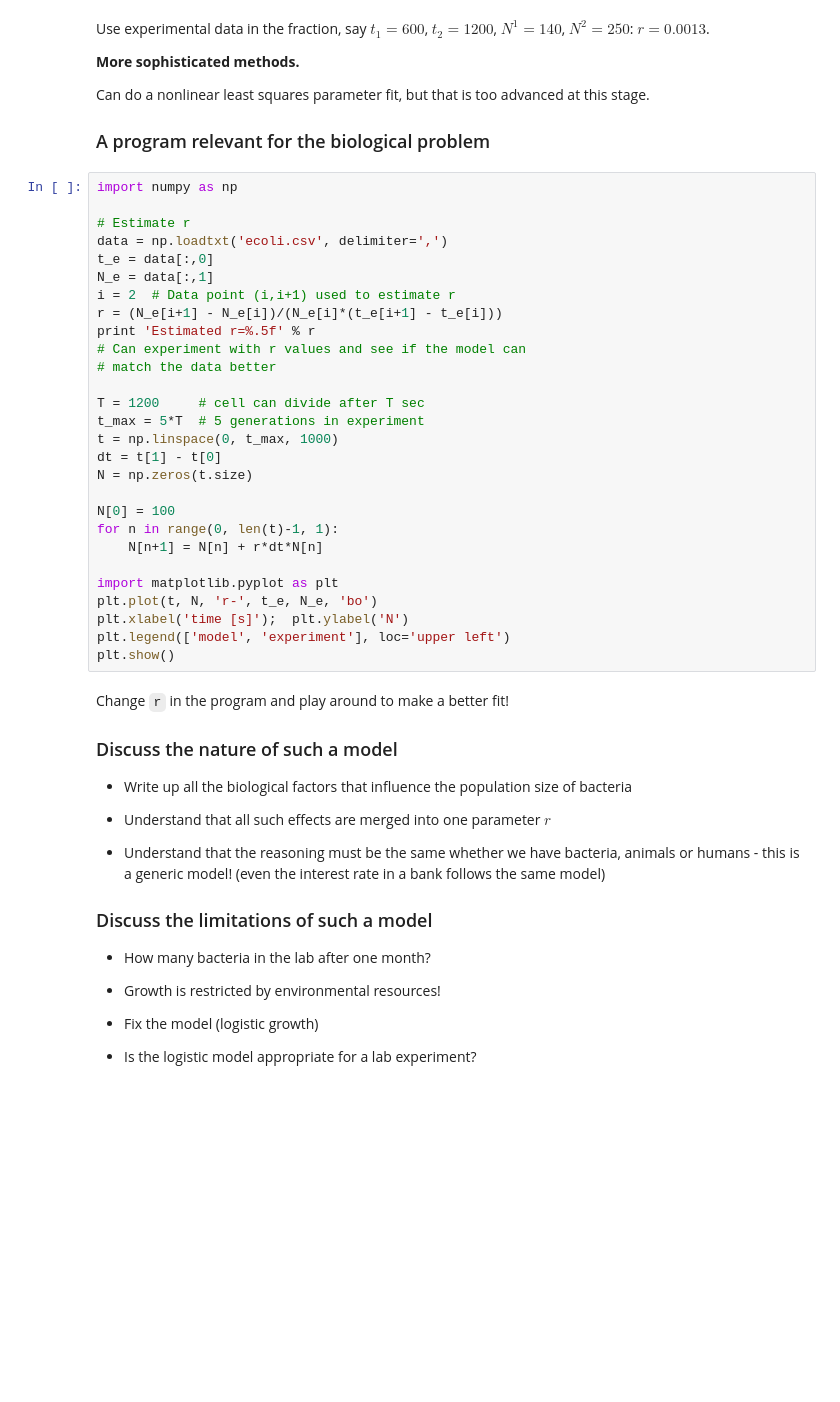
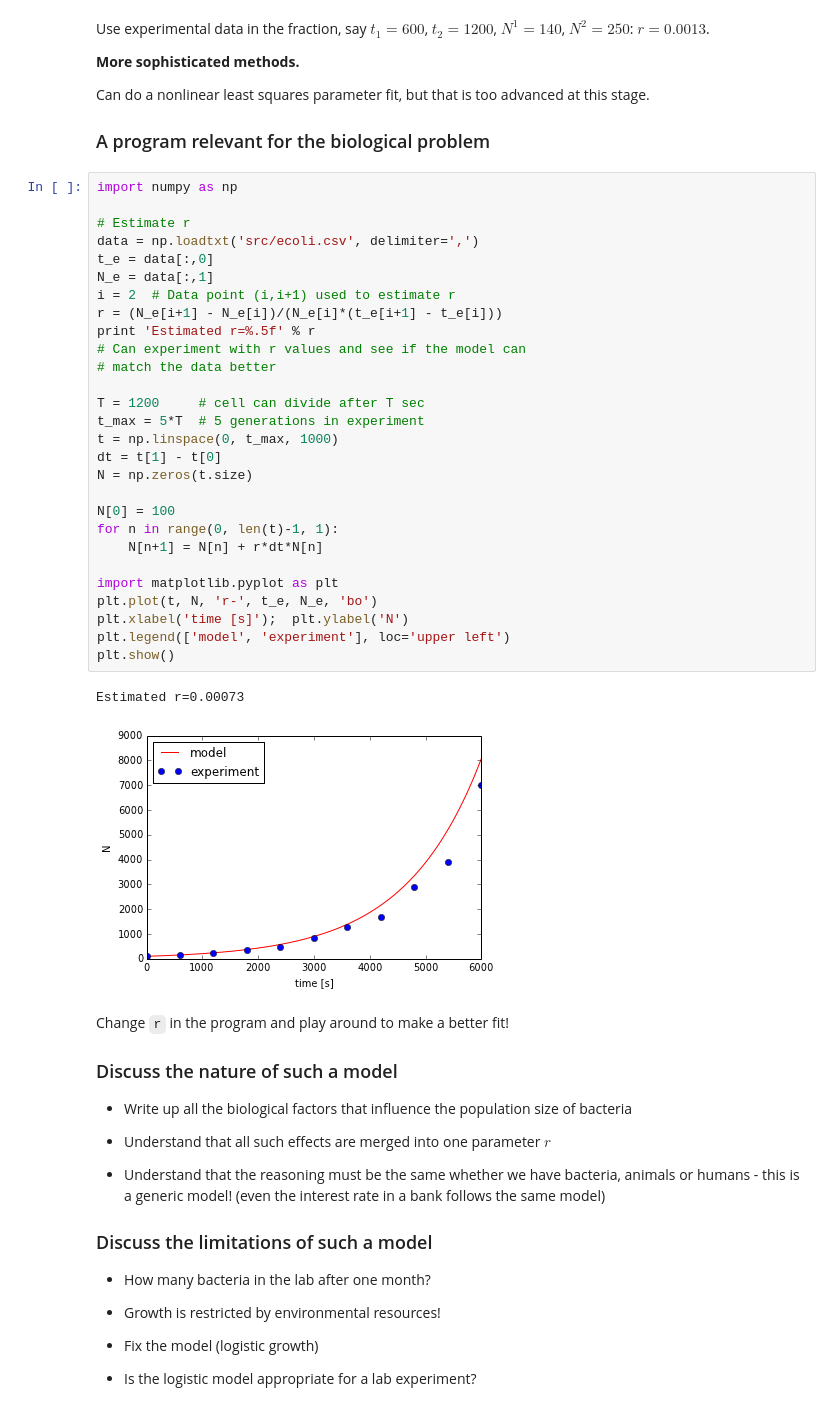
Before and after one commit to mhjensenseminars/Seminars, a Jupyter notebook: doc/pub/csebio/ipynb/csebio.ipynb, the cells around one changed output. Cells and saved outputs as stored; diff of their text form; blank space fills up the shorter version.

```diff
--- a/doc/pub/csebio/ipynb/csebio.ipynb
+++ b/doc/pub/csebio/ipynb/csebio.ipynb
@@ -275,31 +288,34 @@ too advanced at this stage.
 # %%
 import numpy as np
 
 # Estimate r
-data = np.loadtxt('ecoli.csv', delimiter=',')
+data = np.loadtxt('src/ecoli.csv', delimiter=',')
 t_e = data[:,0]
 N_e = data[:,1]
 i = 2  # Data point (i,i+1) used to estimate r
 r = (N_e[i+1] - N_e[i])/(N_e[i]*(t_e[i+1] - t_e[i]))
 print 'Estimated r=%.5f' % r
 # Can experiment with r values and see if the model can
 # match the data better
 
 T = 1200     # cell can divide after T sec
 t_max = 5*T  # 5 generations in experiment
 t = np.linspace(0, t_max, 1000)
 dt = t[1] - t[0]
 N = np.zeros(t.size)
 
 N[0] = 100
 for n in range(0, len(t)-1, 1):
     N[n+1] = N[n] + r*dt*N[n]
 
 import matplotlib.pyplot as plt
 plt.plot(t, N, 'r-', t_e, N_e, 'bo')
 plt.xlabel('time [s]');  plt.ylabel('N')
 plt.legend(['model', 'experiment'], loc='upper left')
 plt.show()
+# %% [output]
+Estimated r=0.00073
+[figure, added]
 # %% [markdown]
 Change `r` in the program and play around to make a better fit!
 
```
Also changed, not shown: parts of 3 cells of this notebook, 18 other files.
